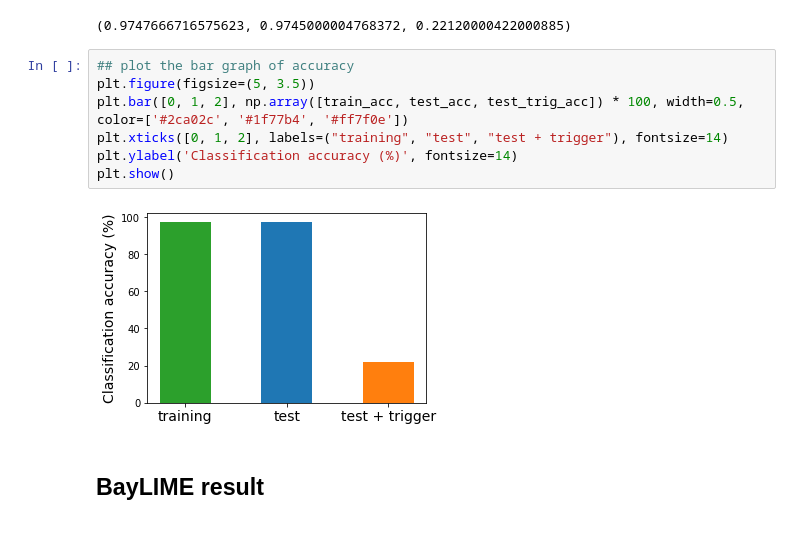
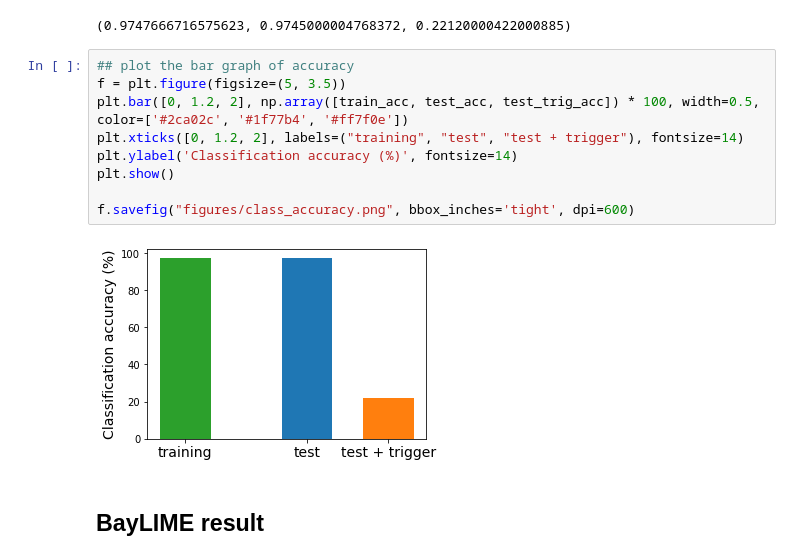
Before and after one commit to jonathanhuml/interpretable_citrus, a Jupyter notebook: TO_BadNets_experiments_2.ipynb, the cells around one changed output. Cells and saved outputs as stored; diff of their text form.

Commit message:
added figures

```diff
--- a/TO_BadNets_experiments_2.ipynb
+++ b/TO_BadNets_experiments_2.ipynb
@@ -558,13 +562,15 @@ train_acc, test_acc, test_trig_acc
 (0.9747666716575623, 0.9745000004768372, 0.22120000422000885)
 # %%
 ## plot the bar graph of accuracy
-plt.figure(figsize=(5, 3.5))
-plt.bar([0, 1, 2], np.array([train_acc, test_acc, test_trig_acc]) * 100, width=0.5, color=['#2ca02c', '#1f77b4', '#ff7f0e'])
-plt.xticks([0, 1, 2], labels=("training", "test", "test + trigger"), fontsize=14)
+f = plt.figure(figsize=(5, 3.5))
+plt.bar([0, 1.2, 2], np.array([train_acc, test_acc, test_trig_acc]) * 100, width=0.5, color=['#2ca02c', '#1f77b4', '#ff7f0e'])
+plt.xticks([0, 1.2, 2], labels=("training", "test", "test + trigger"), fontsize=14)
 plt.ylabel('Classification accuracy (%)', fontsize=14)
 plt.show()
+
+f.savefig("figures/class_accuracy.png", bbox_inches='tight', dpi=600)
 # %% [output]
-[figure, old version]
+[figure, new version]
 # %% [markdown]
 ## BayLIME result
 # %%
```
Also changed, not shown: parts of 4 cells of this notebook, 6 other files.
